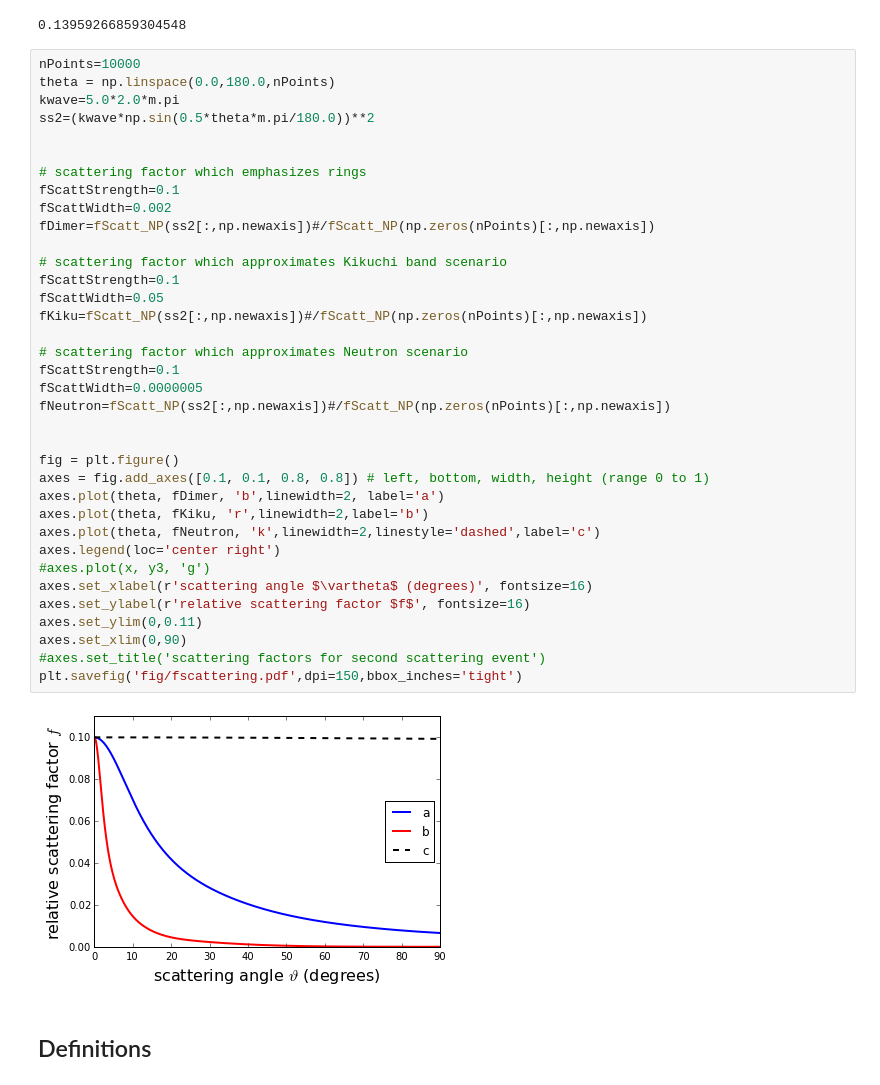
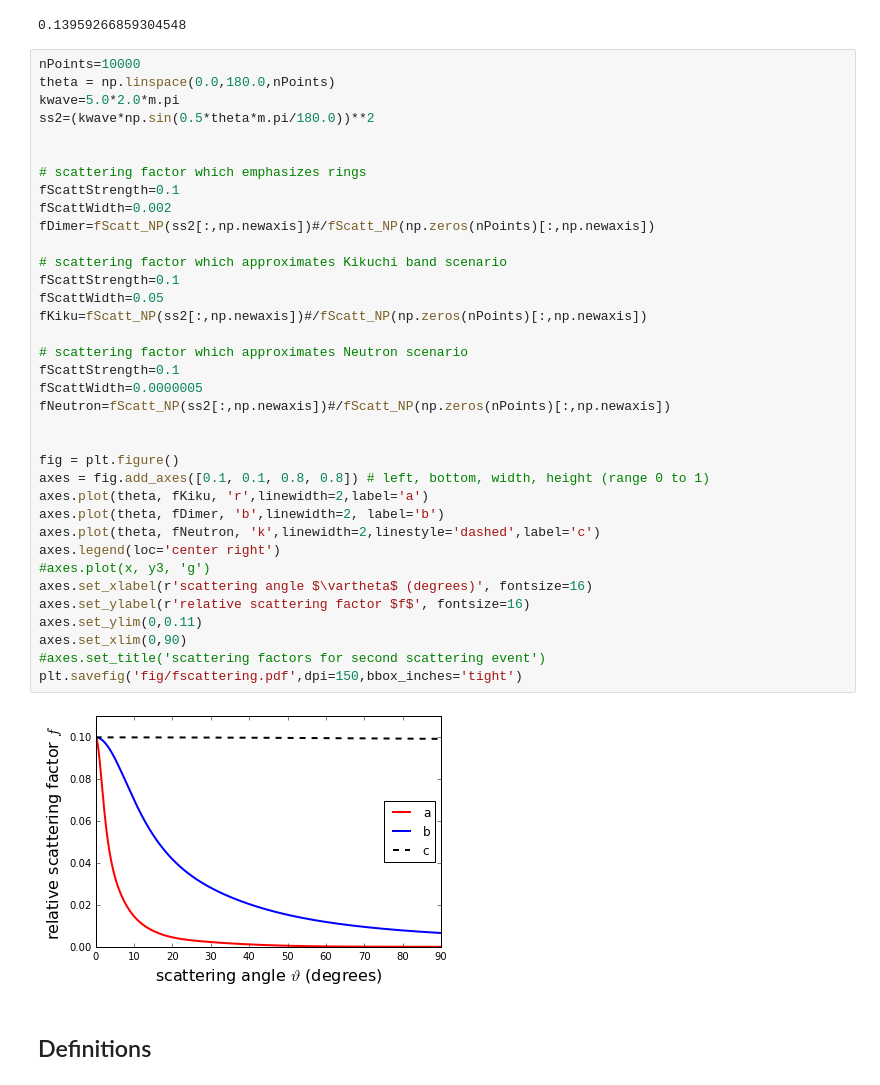
Before and after one commit to aimoaimo/twice, a Jupyter notebook: src/twice.ipynb, the cells around one changed output. Saved outputs shown, nothing was run; the diff lists cells and outputs as text.

Commit message:
fscattering a,b,c legend updated

```diff
--- a/src/twice.ipynb
+++ b/src/twice.ipynb
@@ -589,36 +589,36 @@ ss2=(kwave*np.sin(0.5*theta*m.pi/180.0))**2
 
 
 # scattering factor which emphasizes rings
 fScattStrength=0.1
 fScattWidth=0.002
 fDimer=fScatt_NP(ss2[:,np.newaxis])#/fScatt_NP(np.zeros(nPoints)[:,np.newaxis])
 
 # scattering factor which approximates Kikuchi band scenario
 fScattStrength=0.1
 fScattWidth=0.05
 fKiku=fScatt_NP(ss2[:,np.newaxis])#/fScatt_NP(np.zeros(nPoints)[:,np.newaxis])
 
 # scattering factor which approximates Neutron scenario
 fScattStrength=0.1
 fScattWidth=0.0000005
 fNeutron=fScatt_NP(ss2[:,np.newaxis])#/fScatt_NP(np.zeros(nPoints)[:,np.newaxis])
 
 
 fig = plt.figure()
 axes = fig.add_axes([0.1, 0.1, 0.8, 0.8]) # left, bottom, width, height (range 0 to 1)
-axes.plot(theta, fDimer, 'b',linewidth=2, label='a')
-axes.plot(theta, fKiku, 'r',linewidth=2,label='b')
+axes.plot(theta, fKiku, 'r',linewidth=2,label='a')
+axes.plot(theta, fDimer, 'b',linewidth=2, label='b')
 axes.plot(theta, fNeutron, 'k',linewidth=2,linestyle='dashed',label='c')
 axes.legend(loc='center right')
 #axes.plot(x, y3, 'g')
 axes.set_xlabel(r'scattering angle $\vartheta$ (degrees)', fontsize=16)
 axes.set_ylabel(r'relative scattering factor $f$', fontsize=16)
 axes.set_ylim(0,0.11)
 axes.set_xlim(0,90)
 #axes.set_title('scattering factors for second scattering event')
 plt.savefig('fig/fscattering.pdf',dpi=150,bbox_inches='tight')
 # %% [output]
-[figure, old version]
+[figure, new version]
 # %% [markdown]
 ## Definitions
 # %%
```
Also changed, not shown: parts of 1 cell of this notebook.
